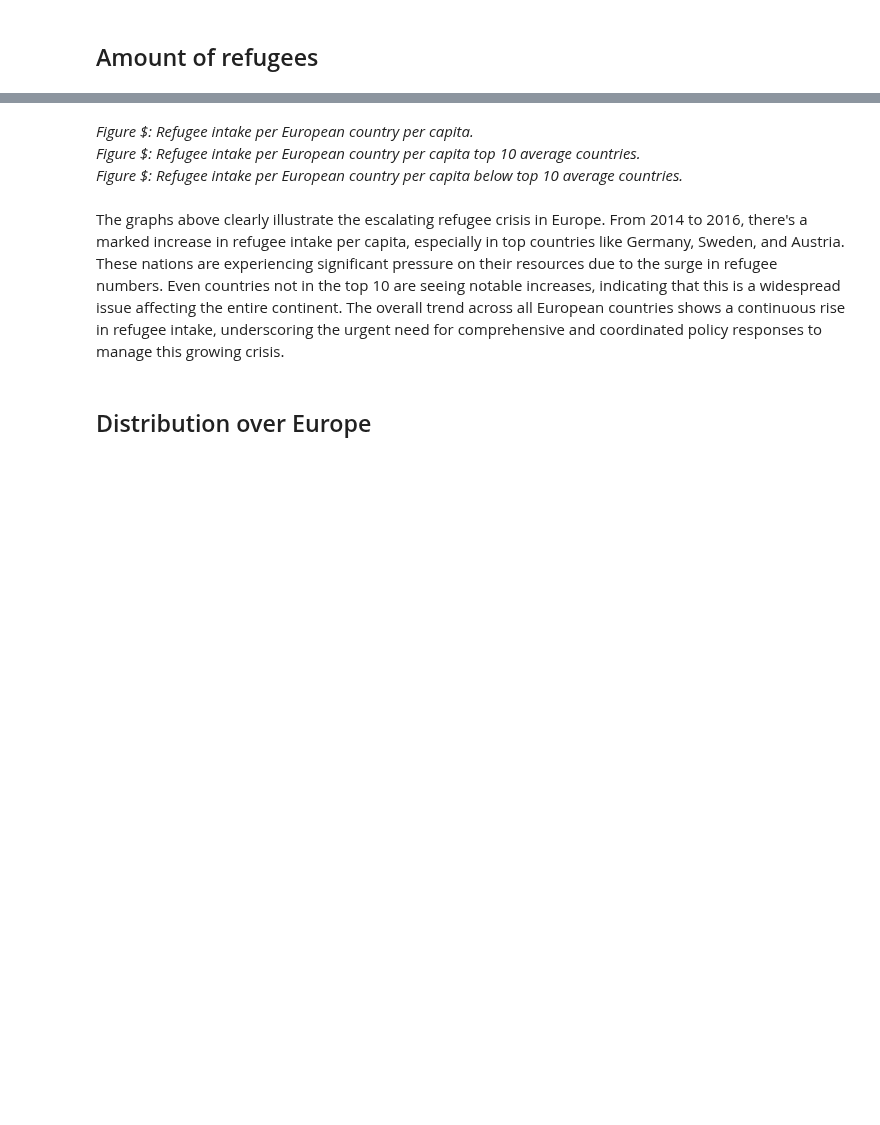
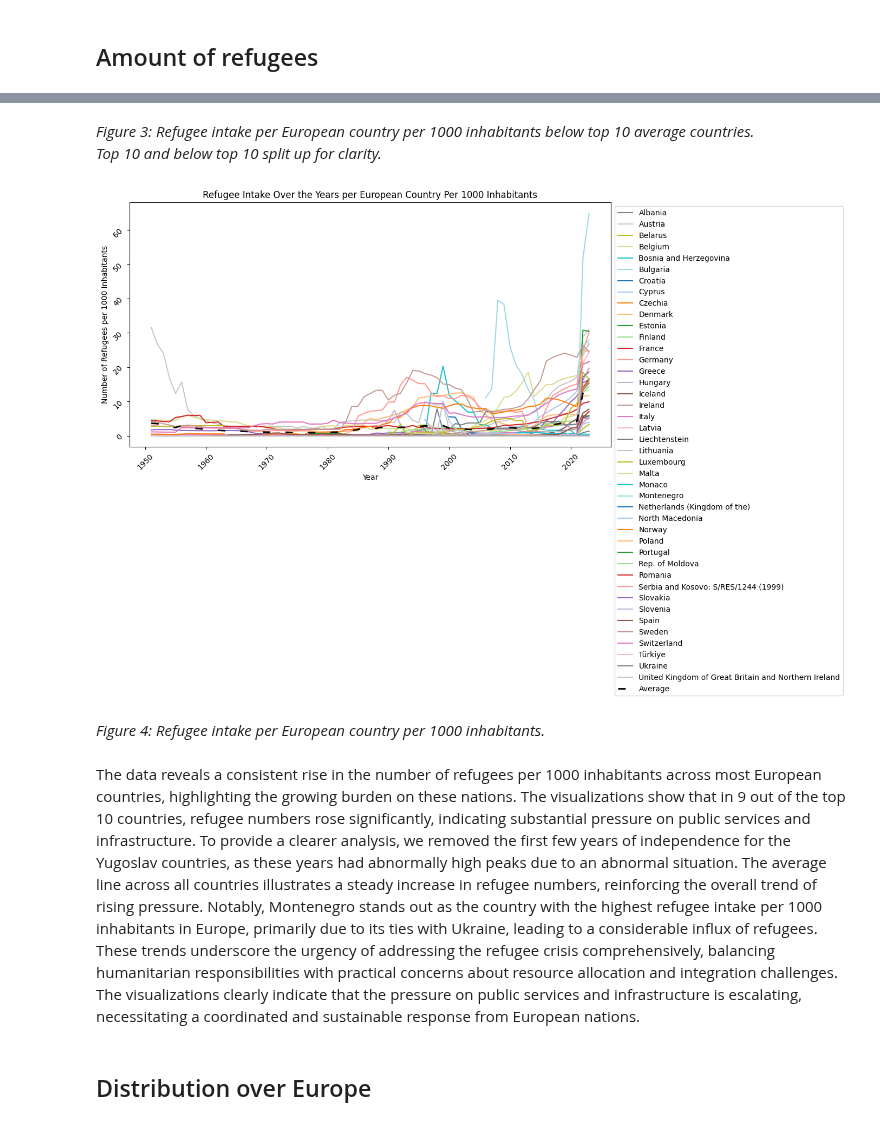
Before and after one commit to Nand-uva/InfoVis, a Jupyter notebook: docs/notebook.ipynb, the cells around one changed output, grey strips where cells are left out. Cells and saved outputs as stored; diff of their text form; code cells hidden in the pictures; blank space fills up the shorter version.

```diff
--- a/docs/notebook.ipynb
+++ b/docs/notebook.ipynb
@@ -215,10 +196,26 @@ UsageError: Line magic function `%%capture` not found.
+# %% [markdown]
+*Figure 3: Refugee intake per European country per 1000 inhabitants below top 10 average countries.* \
+*Top 10 and below top 10 split up for clarity.*
+# %%
+plt.figure(figsize=(14, 8))
+for country in data_grouped_per_capita.columns:
+    plt.plot(data_grouped_per_capita.index, data_grouped_per_capita[country], label=country, linestyle=next(itertools.cycle(line_styles)), color=next(remaining_colors))
+plt.plot(data_grouped_per_capita.index, average_line_per_capita, label='Average', linestyle=striped_line, color='black', linewidth=2)
+plt.title('Refugee Intake Over the Years per European Country Per 1000 Inhabitants')
+plt.xlabel('Year')
+plt.ylabel('Number of Refugees per 1000 Inhabitants')
+plt.xticks(rotation=45)
+plt.yticks(rotation=45)
+plt.ticklabel_format(style='plain', axis='y')
+plt.legend(loc='upper left', bbox_to_anchor=(1, 1))
+plt.tight_layout()
+plt.show()
+# %% [output]
+[figure, added]
 # %% [markdown]
-*Figure \$: Refugee intake per European country per capita.* \
-*Figure \$: Refugee intake per European country per capita top 10 average countries.* \
-*Figure \$: Refugee intake per European country per capita below top 10 average countries.*
+*Figure 4: Refugee intake per European country per 1000 inhabitants.*
 # %% [markdown]
-
-The graphs above clearly illustrate the escalating refugee crisis in Europe. From 2014 to 2016, there's a marked increase in refugee intake per capita, especially in top countries like Germany, Sweden, and Austria. These nations are experiencing significant pressure on their resources due to the surge in refugee numbers. Even countries not in the top 10 are seeing notable increases, indicating that this is a widespread issue affecting the entire continent. The overall trend across all European countries shows a continuous rise in refugee intake, underscoring the urgent need for comprehensive and coordinated policy responses to manage this growing crisis.
+The data reveals a consistent rise in the number of refugees per 1000 inhabitants across most European countries, highlighting the growing burden on these nations. The visualizations show that in 9 out of the top 10 countries, refugee numbers rose significantly, indicating substantial pressure on public services and infrastructure. To provide a clearer analysis, we removed the first few years of independence for the Yugoslav countries, as these years had abnormally high peaks due to an abnormal situation. The average line across all countries illustrates a steady increase in refugee numbers, reinforcing the overall trend of rising pressure. Notably, Montenegro stands out as the country with the highest refugee intake per 1000 inhabitants in Europe, primarily due to its ties with Ukraine, leading to a considerable influx of refugees. These trends underscore the urgency of addressing the refugee crisis comprehensively, balancing humanitarian responsibilities with practical concerns about resource allocation and integration challenges. The visualizations clearly indicate that the pressure on public services and infrastructure is escalating, necessitating a coordinated and sustainable response from European nations.
 # %% [markdown]
 ## Distribution over Europe
 # %% [markdown]
```
Also changed, not shown: parts of 4 cells of this notebook, 2 other files.
